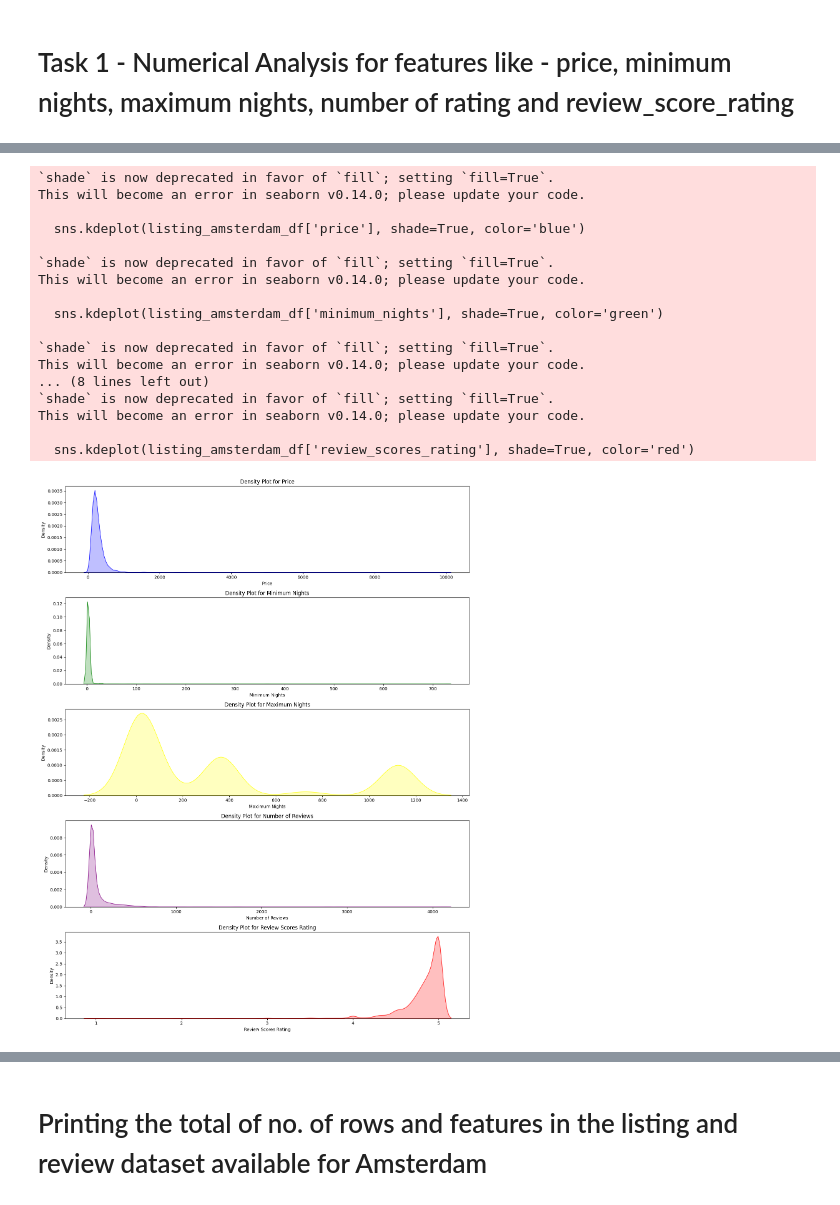
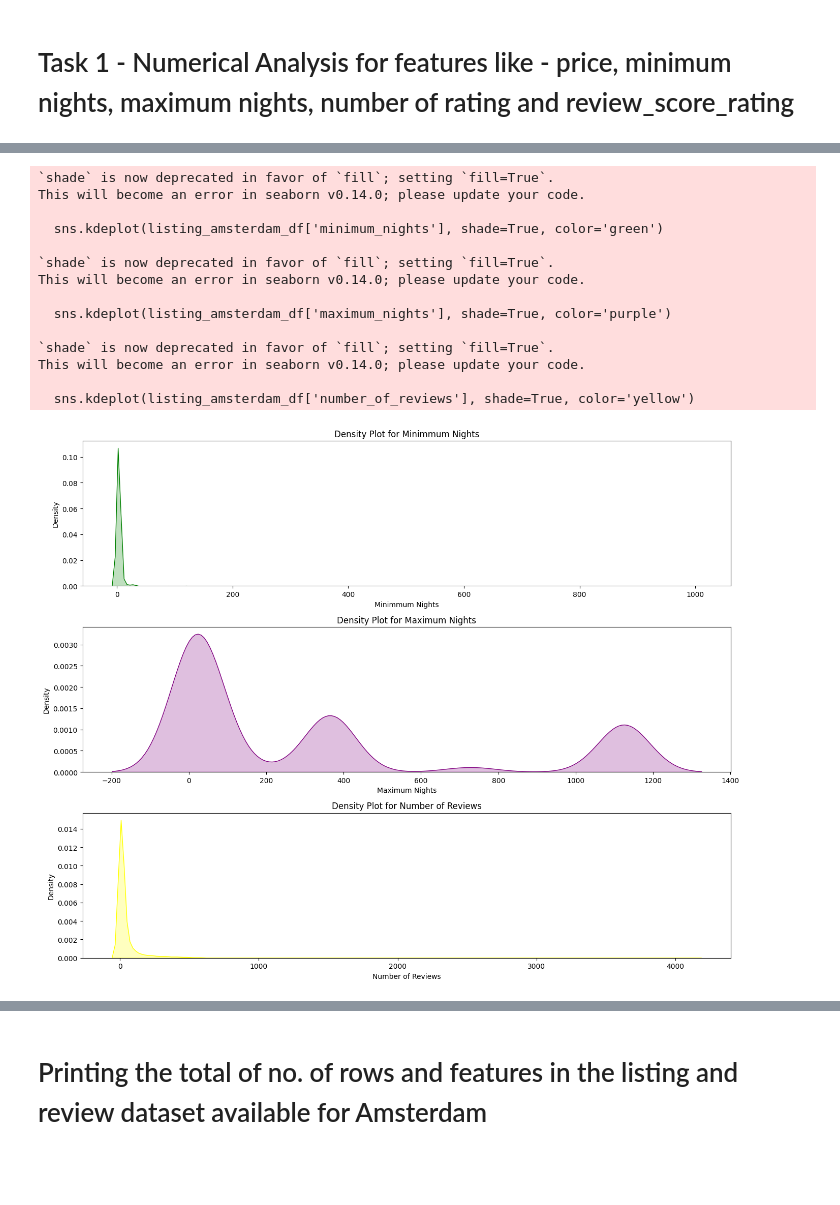
Before and after one commit to aishwaryaravi2207/machine_learning_neu, a Jupyter notebook: action/amsterdam/tasks/tasks.ipynb, the cells around one changed output, grey strips where cells are left out. Saved outputs shown, nothing was run; the diff lists cells and outputs as text; code cells hidden in the pictures; blank space fills up the shorter version.

```diff
--- a/action/amsterdam/tasks/tasks.ipynb
+++ b/action/amsterdam/tasks/tasks.ipynb
@@ -131,57 +397,42 @@ import seaborn as sns
 import matplotlib.pyplot as plt
 
 # Set up the figure size for better visualization
 plt.figure(figsize=(14, 18))
 
 # Plot KDE for 'price'
 plt.subplot(5, 1, 1)  # 3 rows, 1 column, 1st plot
-sns.kdeplot(listing_amsterdam_df['price'], shade=True, color='blue')
-plt.title('Density Plot for Price')
-plt.xlabel('Price')
+sns.kdeplot(listing_amsterdam_df['minimum_nights'], shade=True, color='green')
+plt.title('Density Plot for Minimmum Nights')
+plt.xlabel('Minimmum Nights')
 
-# Plot KDE for 'minimum_nights'
-plt.subplot(5, 1, 2)  # 3 rows, 1 column, 2nd plot
-sns.kdeplot(listing_amsterdam_df['minimum_nights'], shade=True, color='green')
-plt.title('Density Plot for Minimum Nights')
-plt.xlabel('Minimum Nights')
-
-plt.subplot(5, 1, 3)  # 3 rows, 1 column, 2nd plot
-sns.kdeplot(listing_amsterdam_df['maximum_nights'], shade=True, color='yellow')
+plt.subplot(5, 1, 2)  # 3 rows, 1 column, 1st plot
+sns.kdeplot(listing_amsterdam_df['maximum_nights'], shade=True, color='purple')
 plt.title('Density Plot for Maximum Nights')
 plt.xlabel('Maximum Nights')
 
-plt.subplot(5, 1, 4)  # 3 rows, 1 column, 2nd plot
-sns.kdeplot(listing_amsterdam_df['number_of_reviews'], shade=True, color='purple')
+plt.subplot(5, 1, 3)  # 3 rows, 1 column, 1st plot
+sns.kdeplot(listing_amsterdam_df['number_of_reviews'], shade=True, color='yellow')
 plt.title('Density Plot for Number of Reviews')
 plt.xlabel('Number of Reviews')
-
-# Plot KDE for 'review_scores_rating'
-plt.subplot(5, 1, 5)  # 3 rows, 1 column, 3rd plot
-sns.kdeplot(listing_amsterdam_df['review_scores_rating'], shade=True, color='red')
-plt.title('Density Plot for Review Scores Rating')
-plt.xlabel('Review Scores Rating')
 
 # Adjust the spacing between plots
 plt.tight_layout()
 
 # Show the plots
 plt.show()
 # %% [output]
-`shade` is now deprecated in favor of `fill`; setting `fill=True`.
-This will become an error in seaborn v0.14.0; please update your code.
-
-  sns.kdeplot(listing_amsterdam_df['price'], shade=True, color='blue')
-
 `shade` is now deprecated in favor of `fill`; setting `fill=True`.
 This will become an error in seaborn v0.14.0; please update your code.
 
   sns.kdeplot(listing_amsterdam_df['minimum_nights'], shade=True, color='green')
 
 `shade` is now deprecated in favor of `fill`; setting `fill=True`.
 This will become an error in seaborn v0.14.0; please update your code.
-... (8 lines left out)
+
+  sns.kdeplot(listing_amsterdam_df['maximum_nights'], shade=True, color='purple')
+
 `shade` is now deprecated in favor of `fill`; setting `fill=True`.
 This will become an error in seaborn v0.14.0; please update your code.
 
-  sns.kdeplot(listing_amsterdam_df['review_scores_rating'], shade=True, color='red')
+  sns.kdeplot(listing_amsterdam_df['number_of_reviews'], shade=True, color='yellow')
-[figure, old version]
+[figure, new version]
```
Also changed, not shown: parts of 98 cells of this notebook, 2 other files.
